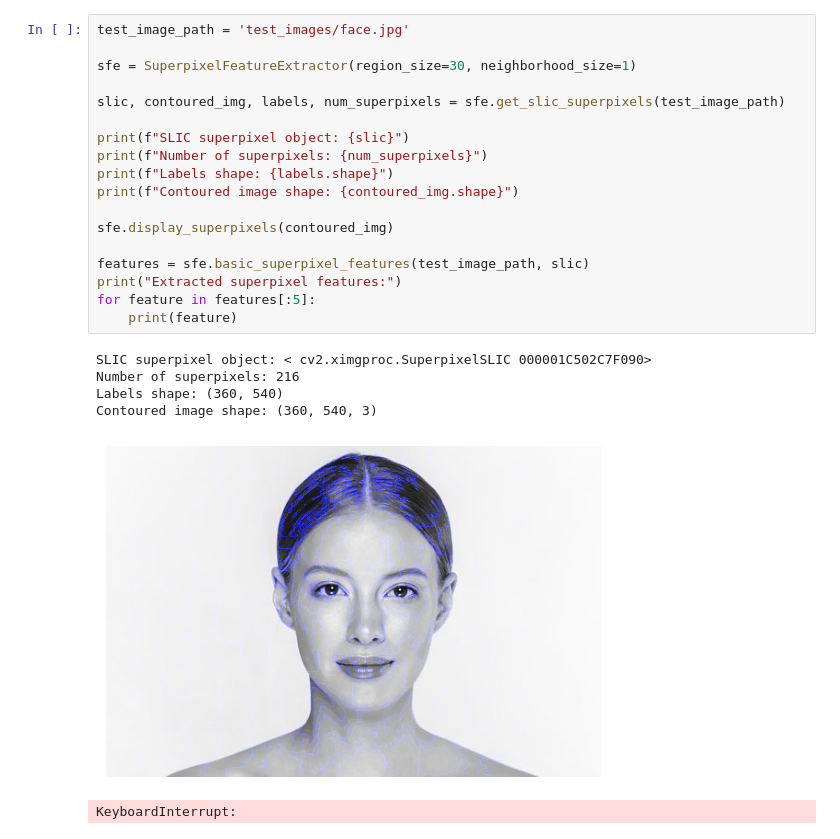
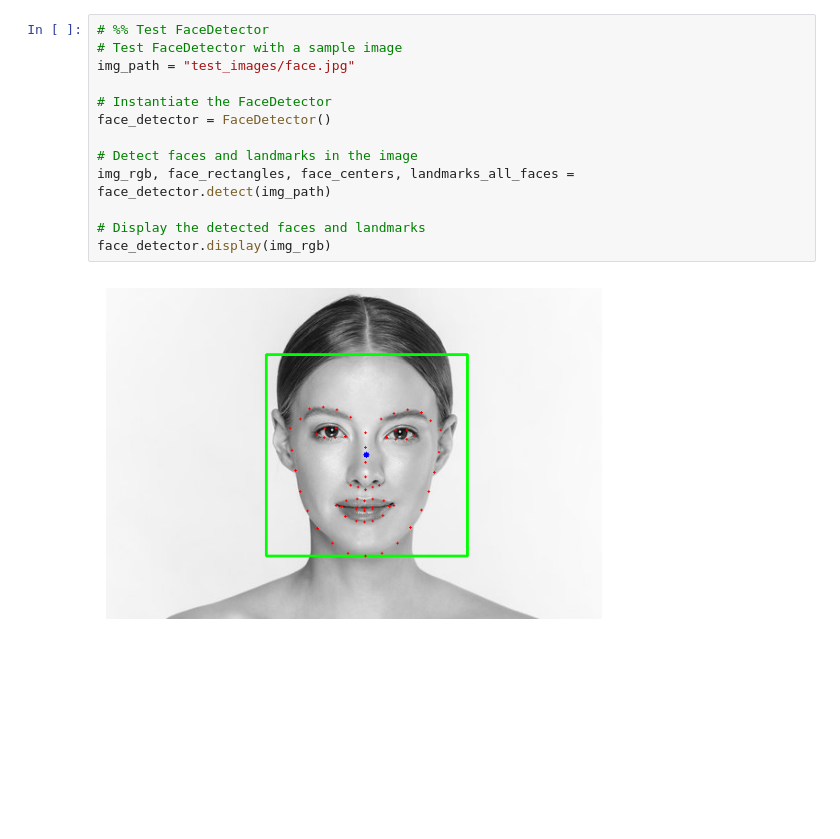
Before and after one commit to icingtea/skin_detection, a Jupyter notebook: testing_jia.ipynb, the cells around one changed output. Cells and saved outputs as stored; diff of their text form; blank space fills up the shorter version.

```diff
--- a/testing_jia.ipynb
+++ b/testing_jia.ipynb
@@ -257,25 +257,15 @@ print(len(labels), num)
-# %%
-test_image_path = 'test_images/face.jpg'
-
-sfe = SuperpixelFeatureExtractor(region_size=30, neighborhood_size=1)
-
-slic, contoured_img, labels, num_superpixels = sfe.get_slic_superpixels(test_image_path)
-
-print(f"SLIC superpixel object: {slic}")
-print(f"Number of superpixels: {num_superpixels}")
-print(f"Labels shape: {labels.shape}")
-print(f"Contoured image shape: {contoured_img.shape}")
-
-sfe.display_superpixels(contoured_img)
-
-features = sfe.basic_superpixel_features(test_image_path, slic)
-print("Extracted superpixel features:")
-for feature in features[:5]:
-    print(feature)
-# %% [output]
-SLIC superpixel object: < cv2.ximgproc.SuperpixelSLIC 000001C502C7F090>
-Number of superpixels: 216
-Labels shape: (360, 540)
-Contoured image shape: (360, 540, 3)
-[figure, removed]
-KeyboardInterrupt:
+# %%
+# %% Test FaceDetector
+# Test FaceDetector with a sample image
+img_path = "test_images/face.jpg"
+
+# Instantiate the FaceDetector
+face_detector = FaceDetector()
+
+# Detect faces and landmarks in the image
+img_rgb, face_rectangles, face_centers, landmarks_all_faces = face_detector.detect(img_path)
+
+# Display the detected faces and landmarks
+face_detector.display(img_rgb)
+# %% [output]
+[figure, added]
```
Also changed, not shown: parts of 8 cells of this notebook.
